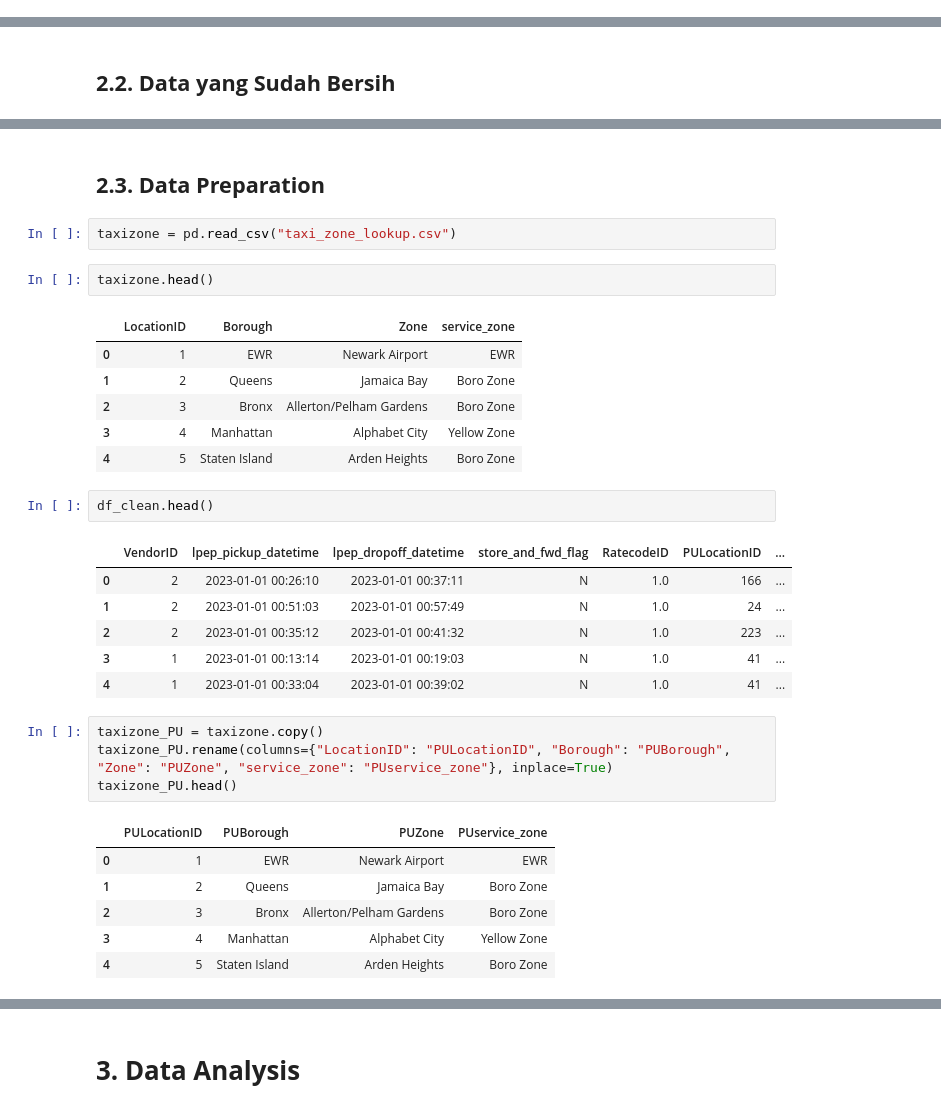
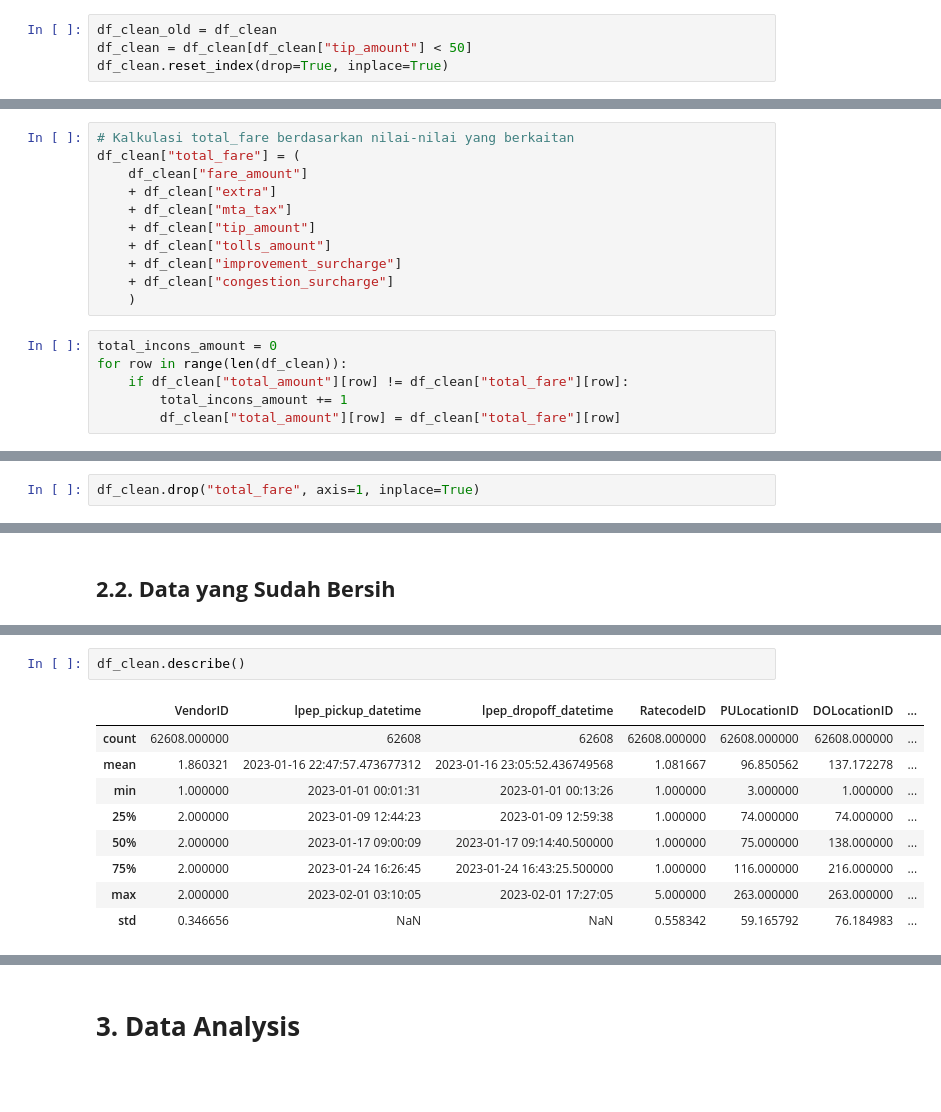
Before and after one commit to faishalhanan/capstone_modul2_newyorkcity_tlc, a Jupyter notebook: JCBSDAM-31_FaishalHanantaAji_Capstone2.ipynb, the cells around one changed output, grey strips where cells are left out. Drawn from its saved outputs; the diff is of its cells as text; blank space fills up the shorter version.

```diff
--- a/JCBSDAM-31_FaishalHanantaAji_Capstone2.ipynb
+++ b/JCBSDAM-31_FaishalHanantaAji_Capstone2.ipynb
@@ -891,0 +1318,4 @@ pd.DataFrame(columns=['Column Name', 'Number of Unique', 'Unique Sample'],
+# %%
+df_clean_old = df_clean
+df_clean = df_clean[df_clean["tip_amount"] < 50]
+df_clean.reset_index(drop=True, inplace=True)
@@ -891,0 +1342,17 @@ pd.DataFrame(columns=['Column Name', 'Number of Unique', 'Unique Sample'],
+# %%
+# Kalkulasi total_fare berdasarkan nilai-nilai yang berkaitan
+df_clean["total_fare"] = (
+    df_clean["fare_amount"]
+    + df_clean["extra"]
+    + df_clean["mta_tax"]
+    + df_clean["tip_amount"]
+    + df_clean["tolls_amount"]
+    + df_clean["improvement_surcharge"]
+    + df_clean["congestion_surcharge"]
+    )
+# %%
+total_incons_amount = 0
+for row in range(len(df_clean)):
+    if df_clean["total_amount"][row] != df_clean["total_fare"][row]:
+        total_incons_amount += 1
+        df_clean["total_amount"][row] = df_clean["total_fare"][row]
@@ -891,0 +1363,2 @@ pd.DataFrame(columns=['Column Name', 'Number of Unique', 'Unique Sample'],
+# %%
+df_clean.drop("total_fare", axis=1, inplace=True)
@@ -918,33 +1437,12 @@ memory usage: 9.7+ MB
-# %% [markdown]
-## **2.3. Data Preparation**
-# %%
-taxizone = pd.read_csv("taxi_zone_lookup.csv")
-# %%
-taxizone.head()
-# %% [output]
-|  | LocationID | Borough | Zone | service_zone |
-| 0 | 1 | EWR | Newark Airport | EWR |
-| 1 | 2 | Queens | Jamaica Bay | Boro Zone |
-| 2 | 3 | Bronx | Allerton/Pelham Gardens | Boro Zone |
-| 3 | 4 | Manhattan | Alphabet City | Yellow Zone |
-| 4 | 5 | Staten Island | Arden Heights | Boro Zone |
 # %%
-df_clean.head()
+df_clean.describe()
 # %% [output]
-|  | VendorID | lpep_pickup_datetime | lpep_dropoff_datetime | store_and_fwd_flag | RatecodeID | PULocationID | ... |
-| 0 | 2 | 2023-01-01 00:26:10 | 2023-01-01 00:37:11 | N | 1.0 | 166 | ... |
-| 1 | 2 | 2023-01-01 00:51:03 | 2023-01-01 00:57:49 | N | 1.0 | 24 | ... |
-| 2 | 2 | 2023-01-01 00:35:12 | 2023-01-01 00:41:32 | N | 1.0 | 223 | ... |
-| 3 | 1 | 2023-01-01 00:13:14 | 2023-01-01 00:19:03 | N | 1.0 | 41 | ... |
-| 4 | 1 | 2023-01-01 00:33:04 | 2023-01-01 00:39:02 | N | 1.0 | 41 | ... |
+|  | VendorID | lpep_pickup_datetime | lpep_dropoff_datetime | RatecodeID | PULocationID | DOLocationID | ... |
+| count | 62608.000000 | 62608 | 62608 | 62608.000000 | 62608.000000 | 62608.000000 | ... |
+| mean | 1.860321 | 2023-01-16 22:47:57.473677312 | 2023-01-16 23:05:52.436749568 | 1.081667 | 96.850562 | 137.172278 | ... |
+| min | 1.000000 | 2023-01-01 00:01:31 | 2023-01-01 00:13:26 | 1.000000 | 3.000000 | 1.000000 | ... |
+| 25% | 2.000000 | 2023-01-09 12:44:23 | 2023-01-09 12:59:38 | 1.000000 | 74.000000 | 74.000000 | ... |
+| 50% | 2.000000 | 2023-01-17 09:00:09 | 2023-01-17 09:14:40.500000 | 1.000000 | 75.000000 | 138.000000 | ... |
+| 75% | 2.000000 | 2023-01-24 16:26:45 | 2023-01-24 16:43:25.500000 | 1.000000 | 116.000000 | 216.000000 | ... |
+| max | 2.000000 | 2023-02-01 03:10:05 | 2023-02-01 17:27:05 | 5.000000 | 263.000000 | 263.000000 | ... |
+| std | 0.346656 | NaN | NaN | 0.558342 | 59.165792 | 76.184983 | ... |
-# %%
-taxizone_PU = taxizone.copy()
-taxizone_PU.rename(columns={"LocationID": "PULocationID", "Borough": "PUBorough", "Zone": "PUZone", "service_zone": "PUservice_zone"}, inplace=True)
-taxizone_PU.head()
-# %% [output]
-|  | PULocationID | PUBorough | PUZone | PUservice_zone |
-| 0 | 1 | EWR | Newark Airport | EWR |
-| 1 | 2 | Queens | Jamaica Bay | Boro Zone |
-| 2 | 3 | Bronx | Allerton/Pelham Gardens | Boro Zone |
-| 3 | 4 | Manhattan | Alphabet City | Yellow Zone |
-| 4 | 5 | Staten Island | Arden Heights | Boro Zone |
```
Also changed, not shown: parts of 240 cells of this notebook.
